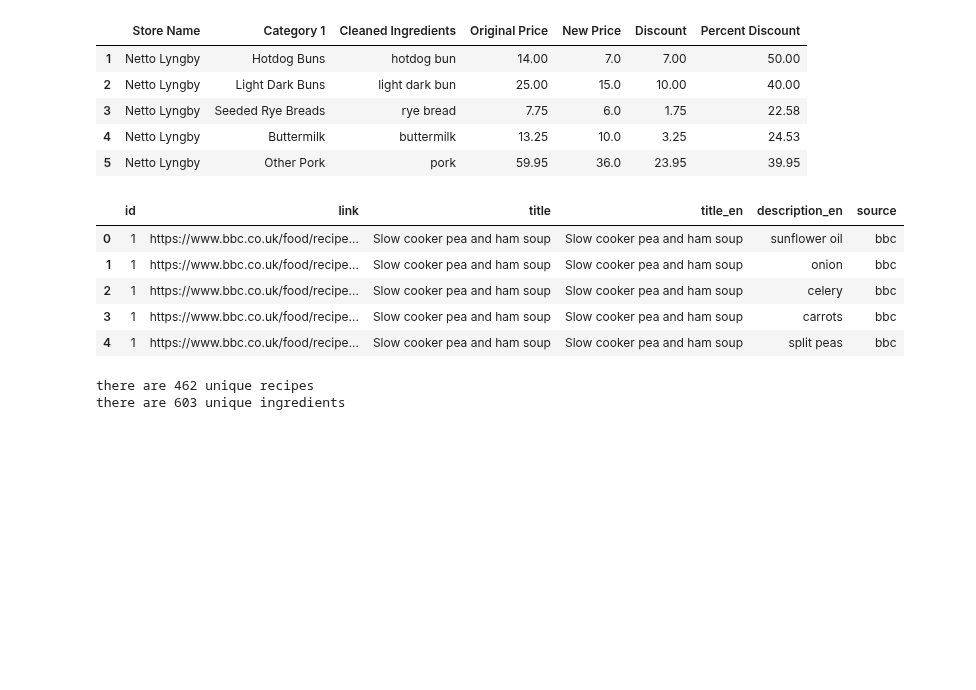
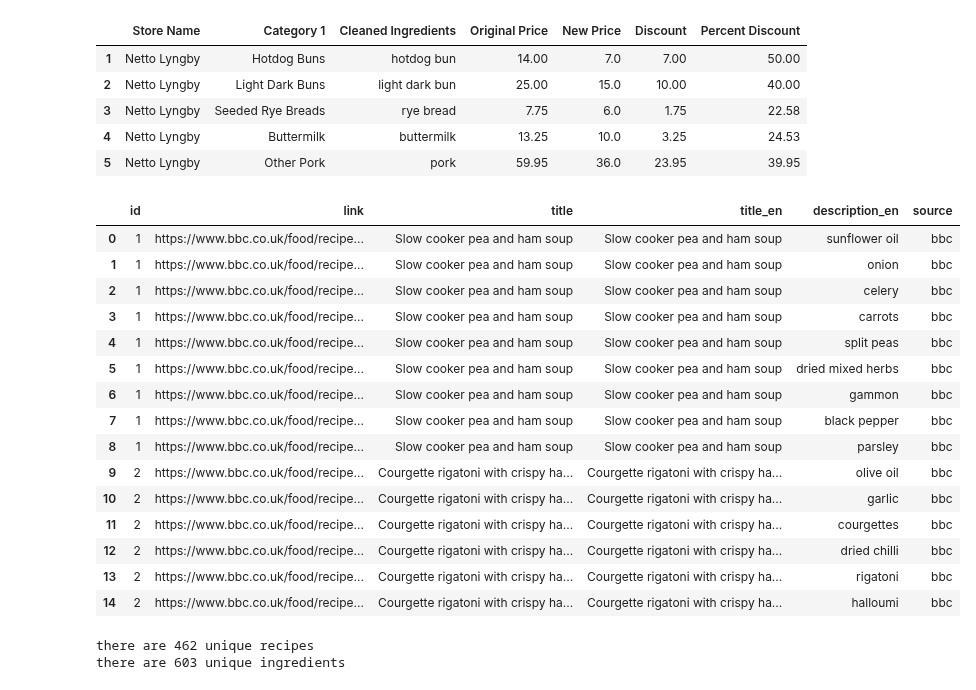
Before and after one commit to AfonsoCunha22/ComputationalToolsProject, a Jupyter notebook: join_recipes_with_ingredients.ipynb, the cells around one changed output. Drawn from its saved outputs; the diff is of its cells as text; code cells hidden in the pictures; blank space fills up the shorter version.

```diff
--- a/join_recipes_with_ingredients.ipynb
+++ b/join_recipes_with_ingredients.ipynb
@@ -18,14 +20,24 @@ df.head()
 | 4 | Netto Lyngby | Buttermilk | buttermilk | 13.25 | 10.0 | 3.25 | 24.53 |
 | 5 | Netto Lyngby | Other Pork | pork | 59.95 | 36.0 | 23.95 | 39.95 |
 # %%
-df2.head()
+df2.head(15)
 # %% [output]
 |  | id | link | title | title_en | description_en | source |
 | 0 | 1 | https://www.bbc.co.uk/food/recipe... | Slow cooker pea and ham soup | Slow cooker pea and ham soup | sunflower oil | bbc |
 | 1 | 1 | https://www.bbc.co.uk/food/recipe... | Slow cooker pea and ham soup | Slow cooker pea and ham soup | onion | bbc |
 | 2 | 1 | https://www.bbc.co.uk/food/recipe... | Slow cooker pea and ham soup | Slow cooker pea and ham soup | celery | bbc |
 | 3 | 1 | https://www.bbc.co.uk/food/recipe... | Slow cooker pea and ham soup | Slow cooker pea and ham soup | carrots | bbc |
 | 4 | 1 | https://www.bbc.co.uk/food/recipe... | Slow cooker pea and ham soup | Slow cooker pea and ham soup | split peas | bbc |
+| 5 | 1 | https://www.bbc.co.uk/food/recipe... | Slow cooker pea and ham soup | Slow cooker pea and ham soup | dried mixed herbs | bbc |
+| 6 | 1 | https://www.bbc.co.uk/food/recipe... | Slow cooker pea and ham soup | Slow cooker pea and ham soup | gammon | bbc |
+| 7 | 1 | https://www.bbc.co.uk/food/recipe... | Slow cooker pea and ham soup | Slow cooker pea and ham soup | black pepper | bbc |
+| 8 | 1 | https://www.bbc.co.uk/food/recipe... | Slow cooker pea and ham soup | Slow cooker pea and ham soup | parsley | bbc |
+| 9 | 2 | https://www.bbc.co.uk/food/recipe... | Courgette rigatoni with crispy ha... | Courgette rigatoni with crispy ha... | olive oil | bbc |
+| 10 | 2 | https://www.bbc.co.uk/food/recipe... | Courgette rigatoni with crispy ha... | Courgette rigatoni with crispy ha... | garlic | bbc |
+| 11 | 2 | https://www.bbc.co.uk/food/recipe... | Courgette rigatoni with crispy ha... | Courgette rigatoni with crispy ha... | courgettes | bbc |
+| 12 | 2 | https://www.bbc.co.uk/food/recipe... | Courgette rigatoni with crispy ha... | Courgette rigatoni with crispy ha... | dried chilli | bbc |
+| 13 | 2 | https://www.bbc.co.uk/food/recipe... | Courgette rigatoni with crispy ha... | Courgette rigatoni with crispy ha... | rigatoni | bbc |
+| 14 | 2 | https://www.bbc.co.uk/food/recipe... | Courgette rigatoni with crispy ha... | Courgette rigatoni with crispy ha... | halloumi | bbc |
 # %%
 #how many recipes we have, count unique titles
 print(f"there are {df2['title'].nunique()} unique recipes")
```
Also changed, not shown: parts of 5 cells of this notebook, 1 other file.
